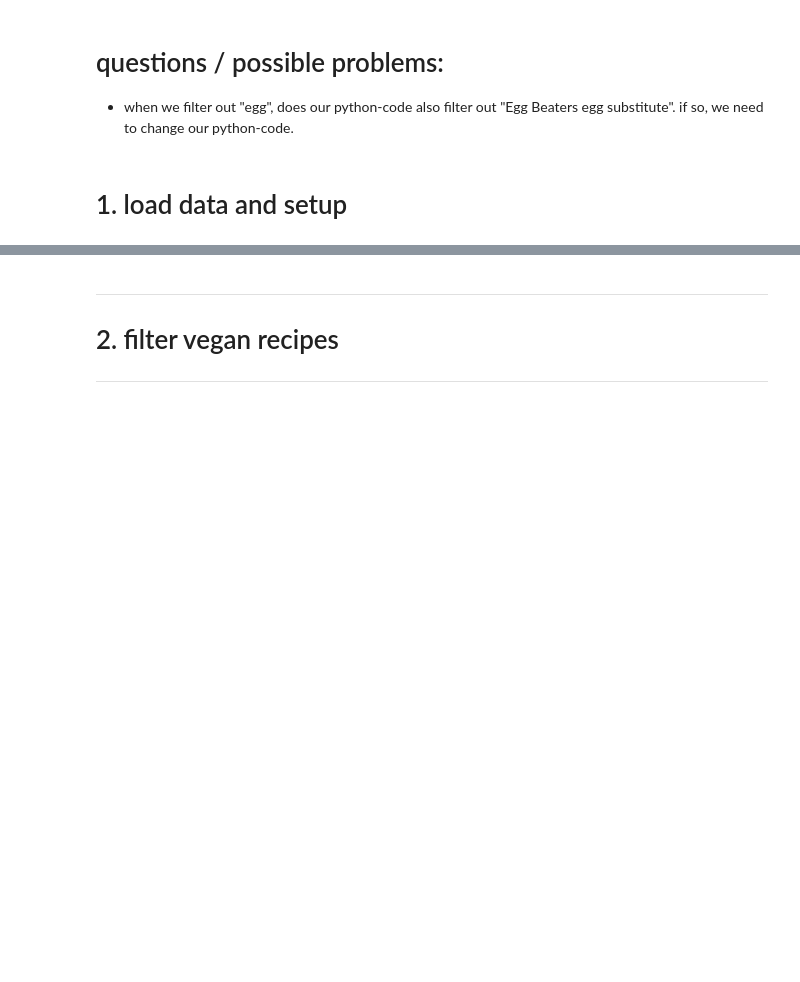
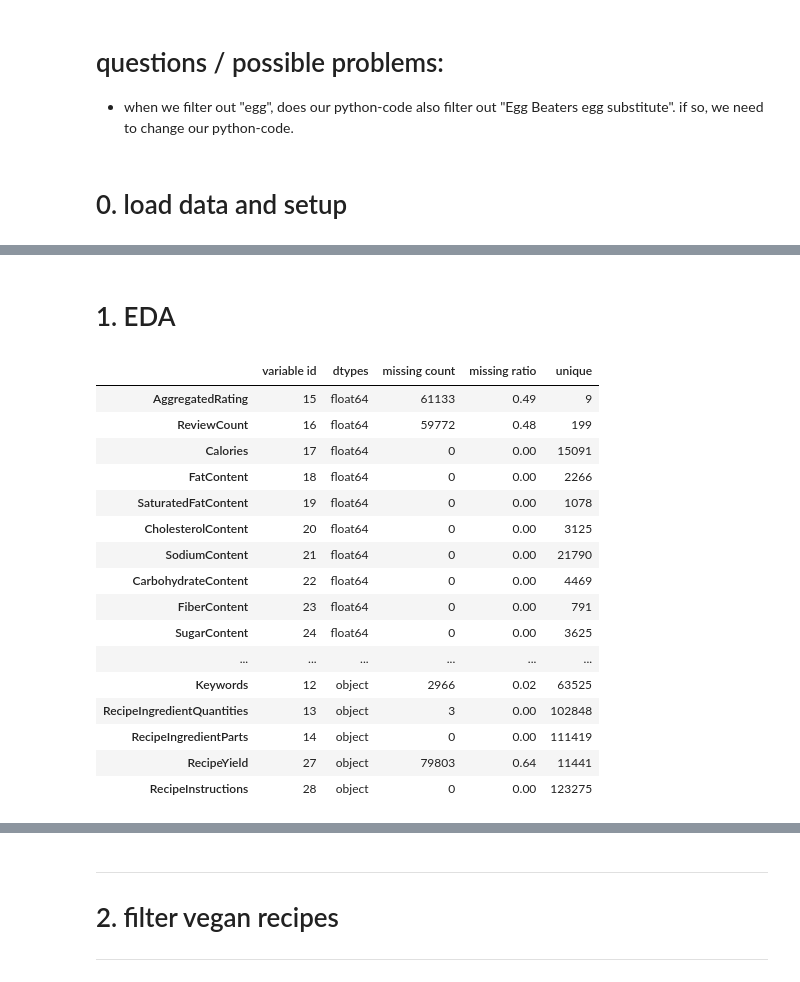
Before and after one commit to TechLabs-Remote-Bootcamp/WS24-MyDailyImpact, a Jupyter notebook: deeplearning/preprocessing.ipynb, the cells around one changed output, grey strips where cells are left out. Drawn from its saved outputs; the diff is of its cells as text; code cells hidden in the pictures; blank space fills up the shorter version.

```diff
--- a/deeplearning/preprocessing.ipynb
+++ b/deeplearning/preprocessing.ipynb
@@ -2,7 +2,7 @@
 # questions / possible problems:
 - when we filter out "egg", does our python-code also filter out "Egg Beaters egg substitute". if so, we need to change our python-code.
 # %% [markdown]
-# 1. load data and setup
+# 0. load data and setup
 # %%
 import pandas as pd
 import numpy as np
@@ -34,3 +34,45 @@ shape is (522517, 28)
 | 0 | 38 | Low-Fat Berry Blue Frozen Dessert | 1533 | Dancer | PT24H | PT45M | PT24H45M | 1999-08-09T21:46:00Z | Make and share this Low-Fat Berry... | ... |
 | 1 | 39 | Biryani | 1567 | elly9812 | PT25M | PT4H | PT4H25M | 1999-08-29T13:12:00Z | Make and share this Biryani recip... | ... |
 | 2 | 40 | Best Lemonade | 1566 | Stephen Little | PT5M | PT30M | PT35M | 1999-09-05T19:52:00Z | This is from one of my first Good... | ... |
+# %% [markdown]
+# 1. EDA
+# %%
+def get_unique_values(column):
+    if pd.api.types.is_integer_dtype(column):  # Überprüfe, ob der Datentyp eine Ganzzahl ist
+        unique_vals = sorted(set(column.dropna()))
+        min_val, max_val = column.min(), column.max()
+        if unique_vals == list(range(min_val, max_val + 1)):
+            return f"(range:{min_val}-{max_val})"
+        return unique_vals
+    return sorted(set(column.dropna()))
+
+def summary(df=df):
+    summary_df = pd.DataFrame({
+        'variable id': range(1,df.shape[1]+1),
+        'dtypes': df.dtypes.astype(str),
+        'missing count': df.isna().sum(),
+        'missing ratio': round(df.isna().sum() / df.shape[0],2),
+#        'values': [get_unique_values(df[col]) for col in df.columns],
+        'unique': df.nunique() #datatype float if NaN in df
+    })
+    return summary_df
+
+summary(df).sort_values(by=['dtypes', 'variable id'])
+# %% [output]
+|  | variable id | dtypes | missing count | missing ratio | unique |
+| AggregatedRating | 15 | float64 | 61133 | 0.49 | 9 |
+| ReviewCount | 16 | float64 | 59772 | 0.48 | 199 |
+| Calories | 17 | float64 | 0 | 0.00 | 15091 |
+| FatContent | 18 | float64 | 0 | 0.00 | 2266 |
+| SaturatedFatContent | 19 | float64 | 0 | 0.00 | 1078 |
+| CholesterolContent | 20 | float64 | 0 | 0.00 | 3125 |
+| SodiumContent | 21 | float64 | 0 | 0.00 | 21790 |
+| CarbohydrateContent | 22 | float64 | 0 | 0.00 | 4469 |
+| FiberContent | 23 | float64 | 0 | 0.00 | 791 |
+| SugarContent | 24 | float64 | 0 | 0.00 | 3625 |
+| ... | ... | ... | ... | ... | ... |
+| Keywords | 12 | object | 2966 | 0.02 | 63525 |
+| RecipeIngredientQuantities | 13 | object | 3 | 0.00 | 102848 |
+| RecipeIngredientParts | 14 | object | 0 | 0.00 | 111419 |
+| RecipeYield | 27 | object | 79803 | 0.64 | 11441 |
+| RecipeInstructions | 28 | object | 0 | 0.00 | 123275 |
```
Also changed, not shown: parts of 8 cells of this notebook.
